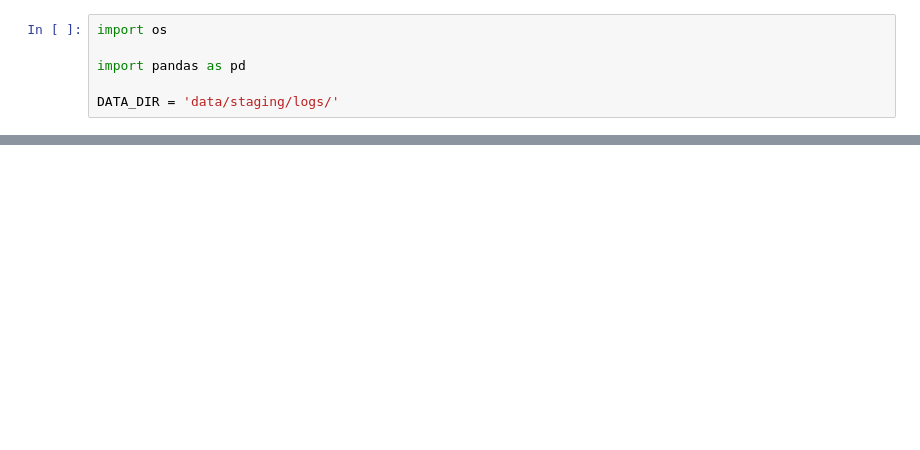
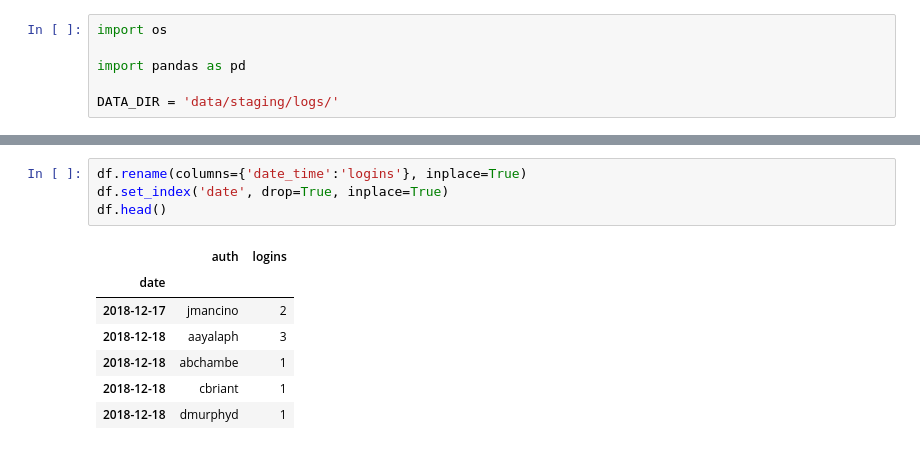
Before and after one commit to sdmccaul/rab-far_integration, a Jupyter notebook: vivo_log_analysis.ipynb, the cells around one changed output, grey strips where cells are left out. Cells and saved outputs as stored; diff of their text form; blank space fills up the shorter version.

```diff
--- a/vivo_log_analysis.ipynb
+++ b/vivo_log_analysis.ipynb
@@ -41,0 +54,12 @@ memory usage: 106.9+ KB
+# %%
+df.rename(columns={'date_time':'logins'}, inplace=True)
+df.set_index('date', drop=True, inplace=True)
+df.head()
+# %% [output]
+|  | auth | logins |
+| date |  |  |
+| 2018-12-17 | jmancino | 2 |
+| 2018-12-18 | aayalaph | 3 |
+| 2018-12-18 | abchambe | 1 |
+| 2018-12-18 | cbriant | 1 |
+| 2018-12-18 | dmurphyd | 1 |
```
Also changed, not shown: parts of 8 cells of this notebook.
